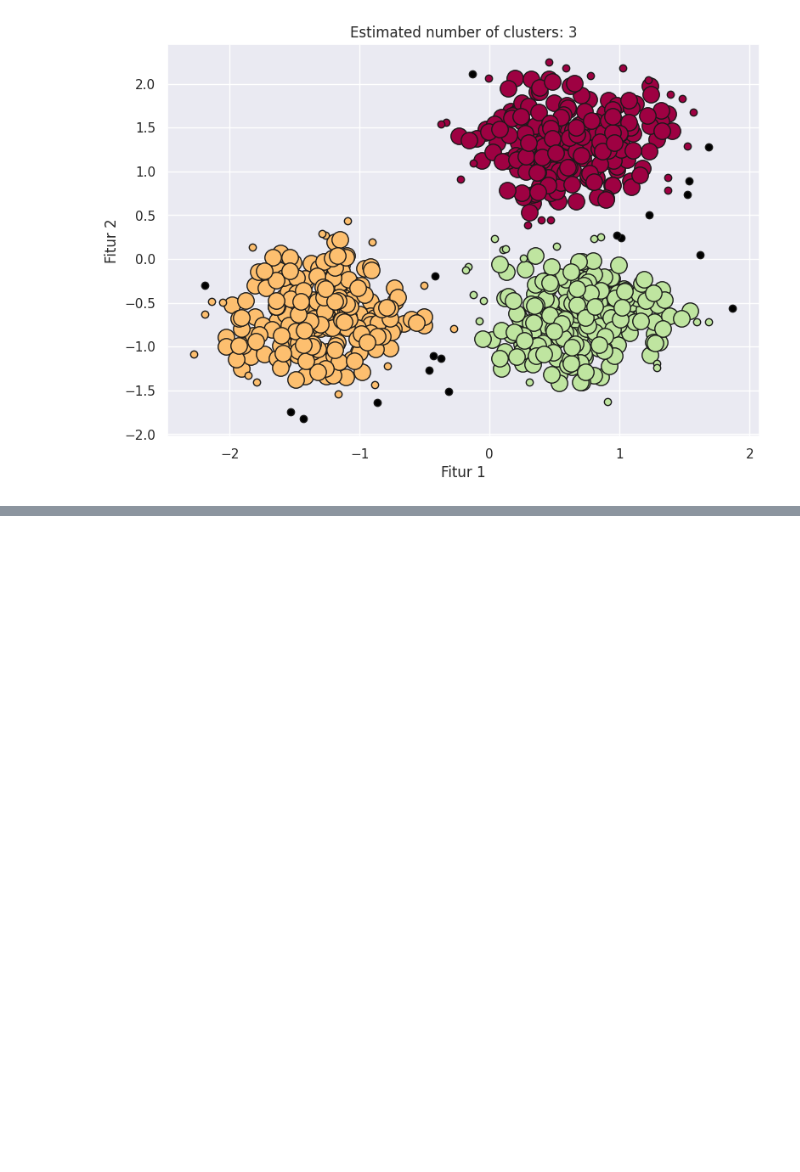
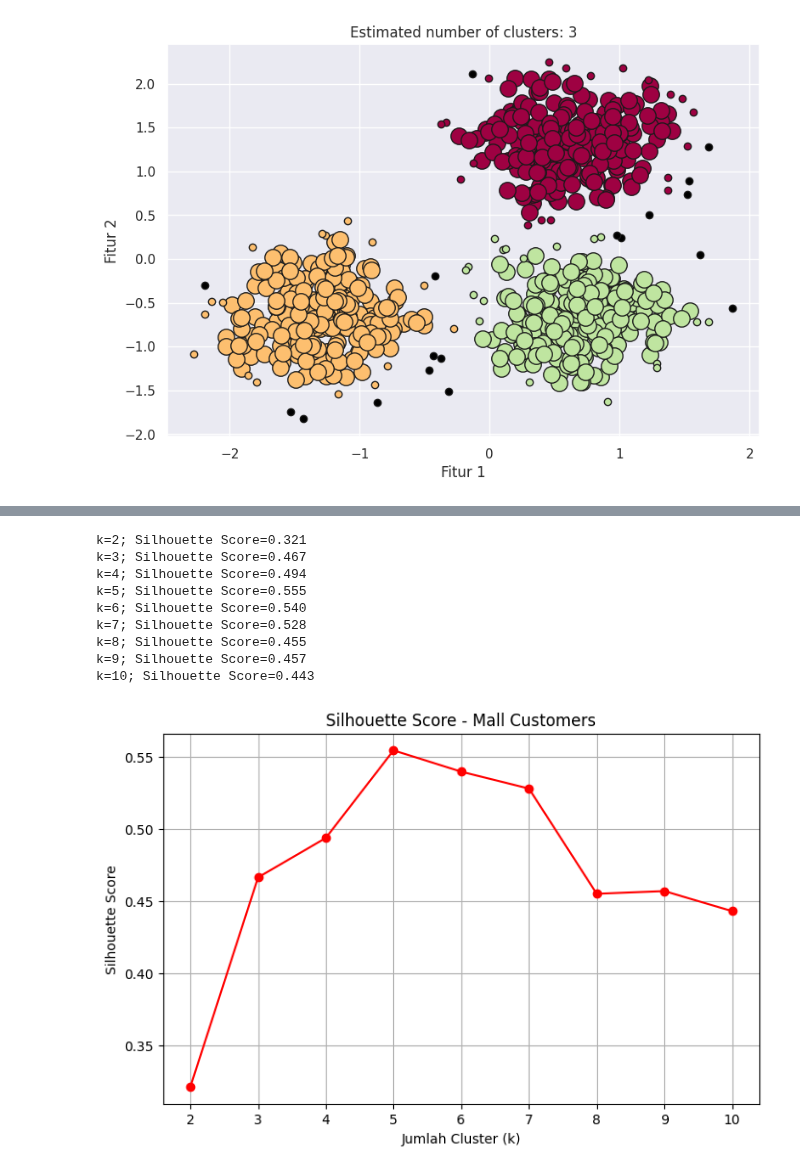
Before and after one commit to iqbaal24/ML2026, a Jupyter notebook: jobsheet_244107020105_MOHAMMAD_IQBAL.ipynb, the cells around one changed output, grey strips where cells are left out. Cells and saved outputs as stored; diff of their text form; code cells hidden in the pictures; blank space fills up the shorter version.

```diff
--- a/jobsheet_244107020105_MOHAMMAD_IQBAL.ipynb
+++ b/jobsheet_244107020105_MOHAMMAD_IQBAL.ipynb
@@ -642,0 +748,34 @@ plt.show()
+# %%
+silhouette_scores = []
+
+for k in range(2, 11):
+    model = KMeans(
+        n_clusters=k,
+        random_state=42,
+        n_init=10
+    )
+    labels = model.fit_predict(X_scaled)
+    score = silhouette_score(X_scaled, labels)
+    silhouette_scores.append(score)
+
+    print(f"k={k}; Silhouette Score={score:.3f}")
+
+plt.figure(figsize=(8, 5))
+plt.plot(range(2, 11), silhouette_scores, 'ro-')
+plt.xlabel('Jumlah Cluster (k)')
+plt.ylabel('Silhouette Score')
+plt.title('Silhouette Score - Mall Customers')
+plt.xticks(range(2, 11))
+plt.grid(True)
+plt.show()
+# %% [output]
+k=2; Silhouette Score=0.321
+k=3; Silhouette Score=0.467
+k=4; Silhouette Score=0.494
+k=5; Silhouette Score=0.555
+k=6; Silhouette Score=0.540
+k=7; Silhouette Score=0.528
+k=8; Silhouette Score=0.455
+k=9; Silhouette Score=0.457
+k=10; Silhouette Score=0.443
+[figure, added]
```
Also changed, not shown: parts of 25 cells of this notebook.
